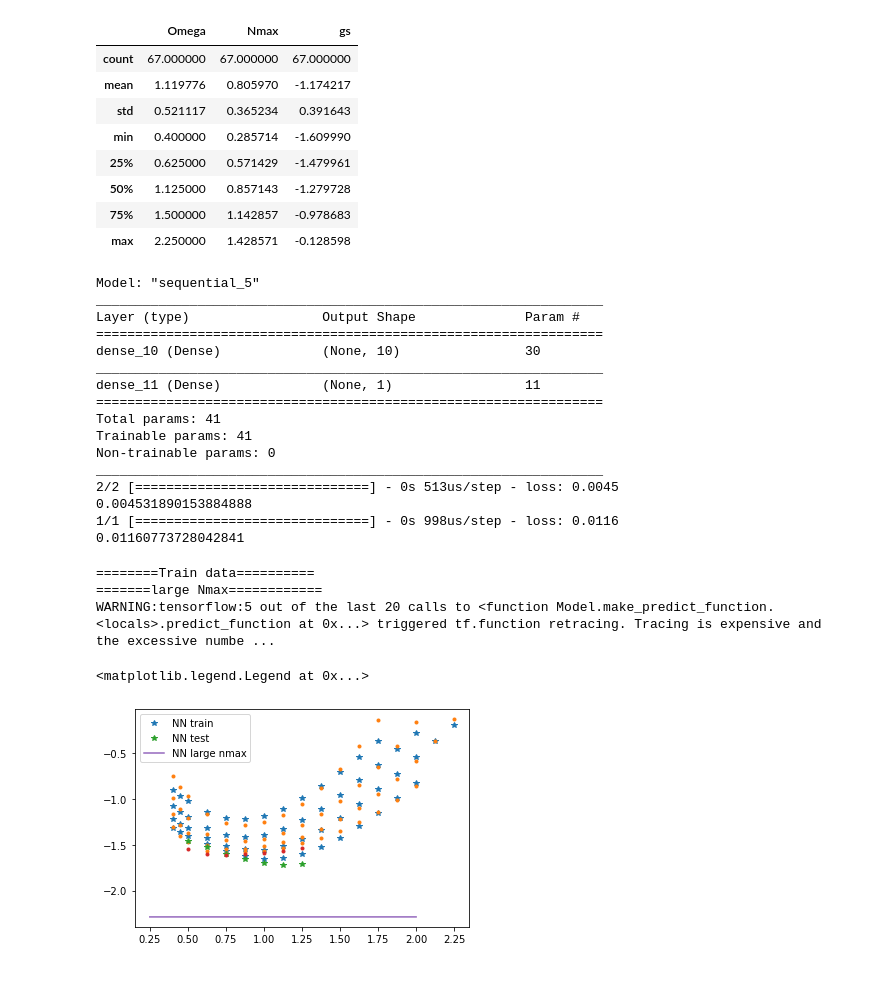
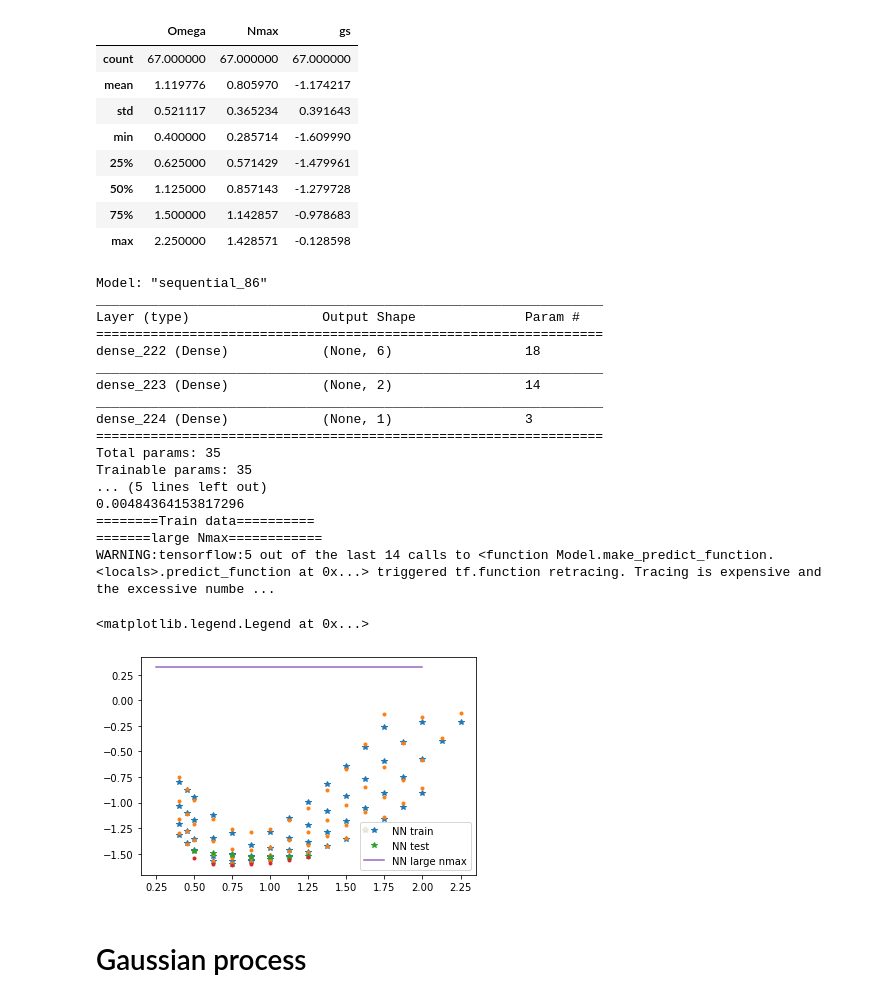
Before and after one commit to alphacentaury-github/NPSS2020, a Jupyter notebook: ML_NCSM.ipynb, the cells around one changed output. Saved outputs shown, nothing was run; the diff lists cells and outputs as text; code cells hidden in the pictures.

```diff
--- a/ML_NCSM.ipynb
+++ b/ML_NCSM.ipynb
@@ -353,50 +361,49 @@ Be11m_df.describe()
 | max | 2.250000 | 1.428571 | -0.128598 |
 # %%
 Be11m_NN = models.Sequential()
-Be11m_NN.add(layers.Dense(10, activation='tanh', input_shape=(2,)))
+Be11m_NN.add(layers.Dense(6, activation='tanh', input_shape=(2,)))
+Be11m_NN.add(layers.Dense(2, activation='relu'))
 Be11m_NN.add(layers.Dense(1, activation=None))
 
 Be11m_NN.compile(optimizer='Adam',
                loss='MSE')
 
 Be11m_NN.summary()
 
 Be11m_NN.fit(Be11m_train_X, Be11m_train_Y, epochs=3000, batch_size=50, verbose=False)
 print( Be11m_NN.evaluate(Be11m_train_X,Be11m_train_Y) )
 print( Be11m_NN.evaluate(Be11m_test_X,Be11m_test_Y) )
+
+print('========Train data==========')
+plt.figure()
+plt.plot(Be11m_train_X['Omega'],Be11m_NN.predict(Be11m_train_X) ,'*',label='NN train')
+plt.plot(Be11m_train_X['Omega'],Be11m_train_Y,'.')
+plt.plot(Be11m_test_X['Omega'],Be11m_NN.predict(Be11m_test_X) ,'*',label='NN test')
+plt.plot(Be11m_test_X['Omega'],Be11m_test_Y,'.')
+# extrapolation
+print('=======large Nmax============')
+ext_X=np.array([ [i, 30.] for i in np.linspace(0.25,2.0)  ])
+plt.plot(ext_X[:,0],Be11m_NN.predict(ext_X),label='NN large nmax')
+plt.legend()
 # %% [output]
-Model: "sequential_5"
+Model: "sequential_86"
 _________________________________________________________________
 Layer (type)                 Output Shape              Param #
 =================================================================
-dense_10 (Dense)             (None, 10)                30
+dense_222 (Dense)            (None, 6)                 18
 _________________________________________________________________
-dense_11 (Dense)             (None, 1)                 11
+dense_223 (Dense)            (None, 2)                 14
+_________________________________________________________________
+dense_224 (Dense)            (None, 1)                 3
 =================================================================
-Total params: 41
-Trainable params: 41
-Non-trainable params: 0
-_________________________________________________________________
-2/2 [==============================] - 0s 513us/step - loss: 0.0045
-0.004531890153884888
-1/1 [==============================] - 0s 998us/step - loss: 0.0116
-0.01160773728042841
+Total params: 35
+Trainable params: 35
+... (5 lines left out)
+0.00484364153817296
+========Train data==========
+=======large Nmax============
+WARNING:tensorflow:5 out of the last 14 calls to <function Model.make_predict_function.<locals>.predict_function at 0x...> triggered tf.function retracing. Tracing is expensive and the excessive numbe ...
+<matplotlib.legend.Legend at 0x...>
+[figure, added]
-# %%
-# For example
-print('========Train data==========')
-plt.figure()
-plt.plot(Be11m_train_X['Omega'],Be11m_NN.predict(Be11m_train_X) ,'*',label='NN train')
-plt.plot(Be11m_train_X['Omega'],Be11m_train_Y,'.')
-plt.plot(Be11m_test_X['Omega'],Be11m_NN.predict(Be11m_test_X) ,'*',label='NN test')
-plt.plot(Be11m_test_X['Omega'],Be11m_test_Y,'.')
-# extrapolation
-print('=======large Nmax============')
-ext_X=np.array([ [i, 30.] for i in np.linspace(0.25,2.0)  ])
-plt.plot(ext_X[:,0],Be11m_NN.predict(ext_X),label='NN large nmax')
-plt.legend()
-# %% [output]
-========Train data==========
-=======large Nmax============
-WARNING:tensorflow:5 out of the last 20 calls to <function Model.make_predict_function.<locals>.predict_function at 0x...> triggered tf.function retracing. Tracing is expensive and the excessive numbe ...
-<matplotlib.legend.Legend at 0x...>
-[figure, removed]
+# %% [markdown]
+# Gaussian process
```
Also changed, not shown: parts of 16 cells of this notebook, 10 other files.
